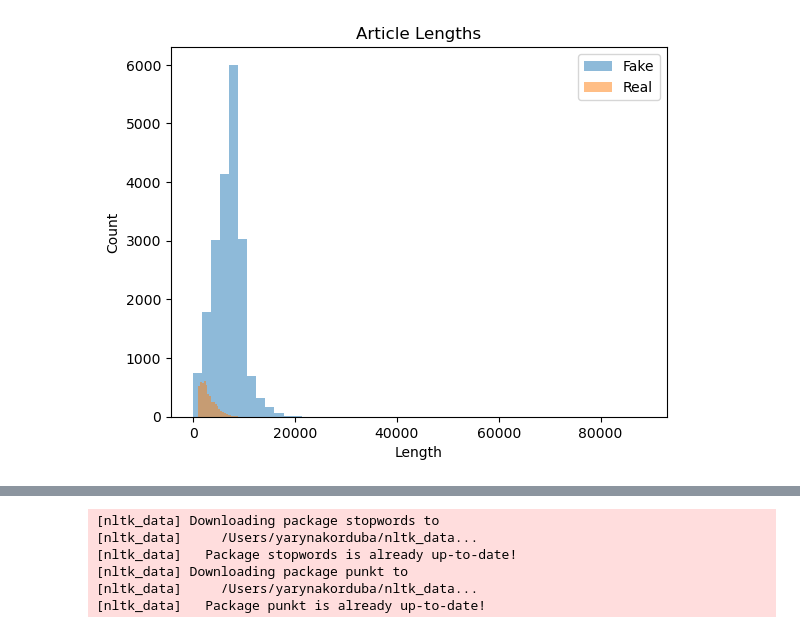
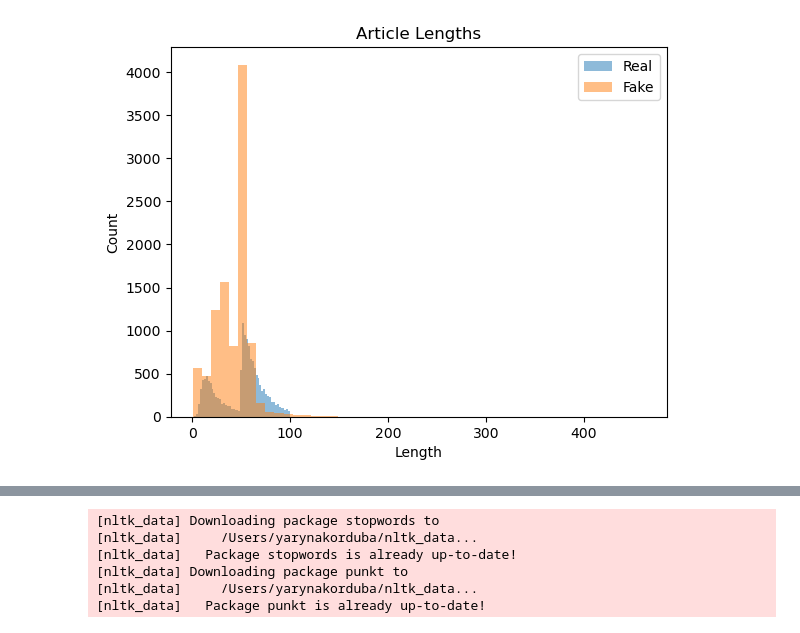
Before and after one commit to yarynakorduba/nlp, a Jupyter notebook: project/index.ipynb, the cells around one changed output, grey strips where cells are left out. Cells and saved outputs as stored; diff of their text form; code cells hidden in the pictures.

```diff
--- a/project/index.ipynb
+++ b/project/index.ipynb
@@ -27,13 +29,13 @@ fake.shape
 # %%
-real_lengths = real['article'].apply(len)
-fake_lengths = fake['article'].apply(len)
+real_lengths = real['article'].apply(lambda x: len(nltk.sent_tokenize(x)))
+fake_lengths = fake['article'].apply(lambda x: len(nltk.sent_tokenize(x)))
+plt.hist(real_lengths, bins=50, alpha=0.5, label='Real')
+plt.hist(fake_lengths, bins=50, alpha=0.5, label='Fake')
 
-plt.hist(fake_lengths, bins=50, alpha=0.5, label='Fake')
-plt.hist(real_lengths, bins=50, alpha=0.5, label='Real')
 plt.title('Article Lengths')
 plt.xlabel('Length')
 plt.ylabel('Count')
 plt.legend()
 plt.show()
 # %% [output]
-[figure, old version]
+[figure, new version]
```
Also changed, not shown: parts of 29 cells of this notebook.
